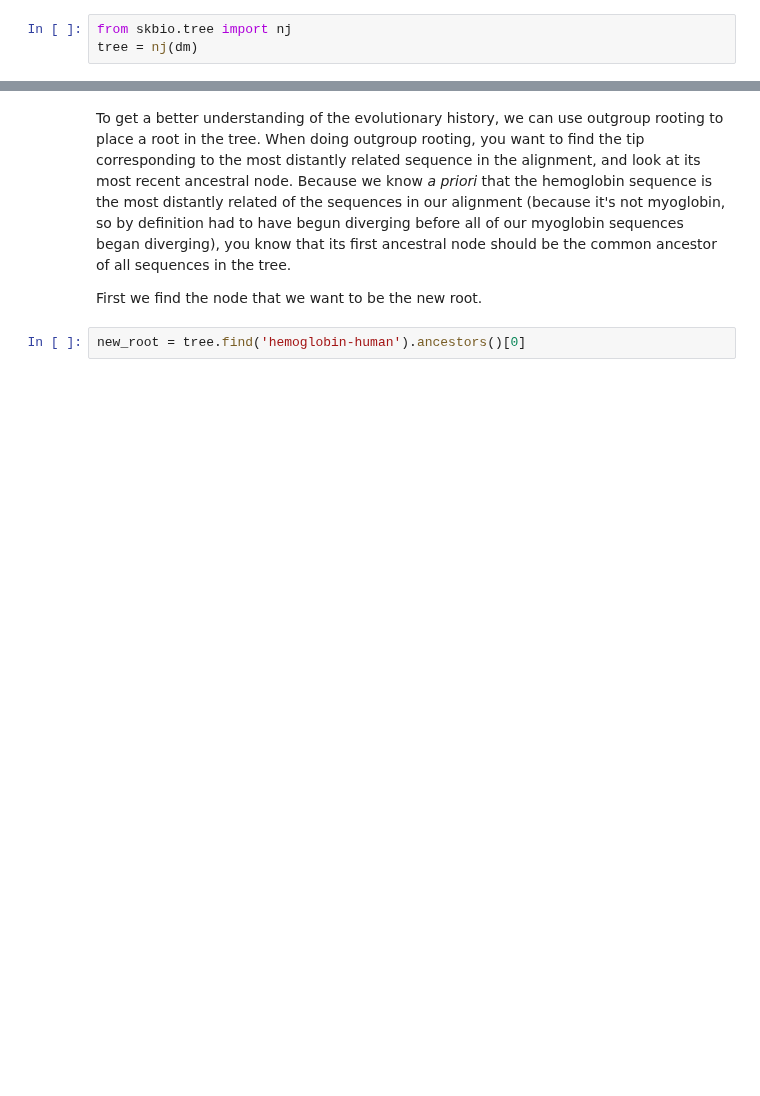
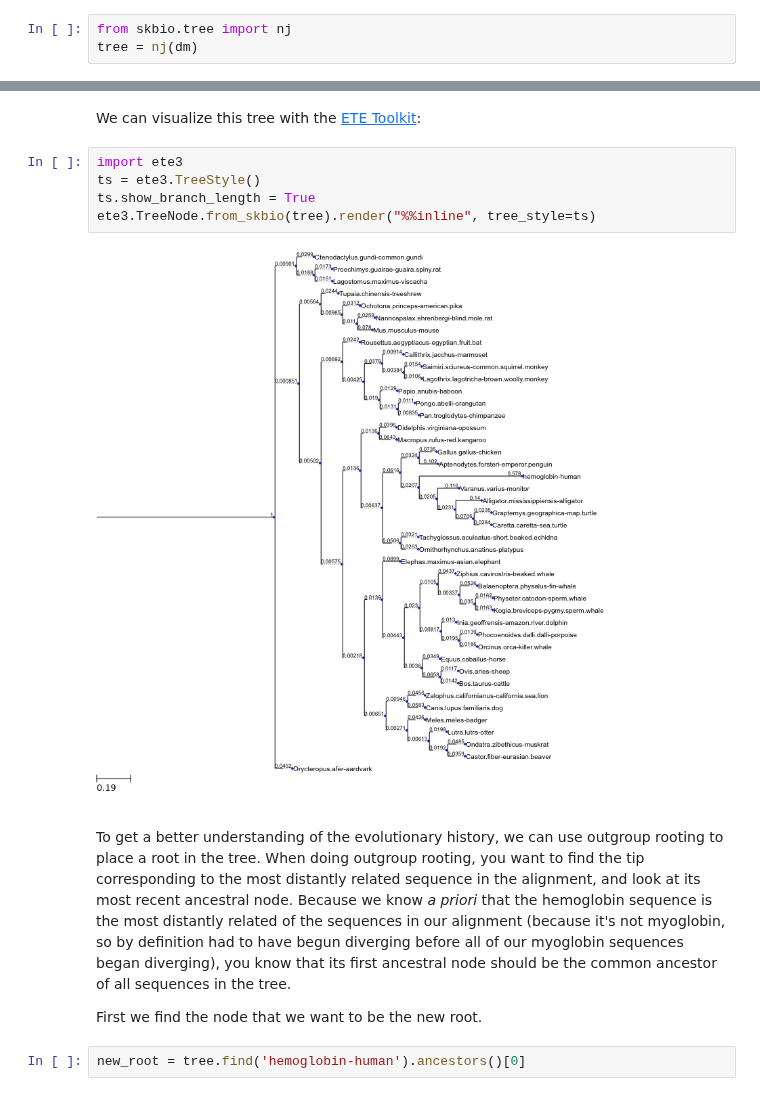
Before and after one commit to scikit-bio/scikit-bio-cookbook, a Jupyter notebook: Alignments and phylogenetic reconstruction.ipynb, the cells around one changed output, grey strips where cells are left out. Drawn from its saved outputs; the diff is of its cells as text; blank space fills up the shorter version.

```diff
--- a/Alignments and phylogenetic reconstruction.ipynb
+++ b/Alignments and phylogenetic reconstruction.ipynb
@@ -196,3 +167,12 @@ External to scikit-bio, we next opened this in Archeoptryx to visualize the tree
+# %% [markdown]
+We can visualize this tree with the [ETE Toolkit](http://etetoolkit.org/):
+# %%
+import ete3
+ts = ete3.TreeStyle()
+ts.show_branch_length = True
+ete3.TreeNode.from_skbio(tree).render("%%inline", tree_style=ts)
+# %% [output]
+[figure, added]
 # %% [markdown]
 To get a better understanding of the evolutionary history, we can use outgroup rooting to place a root in the tree. When doing outgroup rooting, you want to find the tip corresponding to the most distantly related sequence in the alignment, and look at its most recent ancestral node. Because we know *a priori* that the hemoglobin sequence is the most distantly related of the sequences in our alignment (because it's not myoglobin, so by definition had to have begun diverging before all of our myoglobin sequences began diverging), you know that its first ancestral node should be the common ancestor of all sequences in the tree.
 
```
Also changed, not shown: parts of 40 cells of this notebook, 16 other files.
